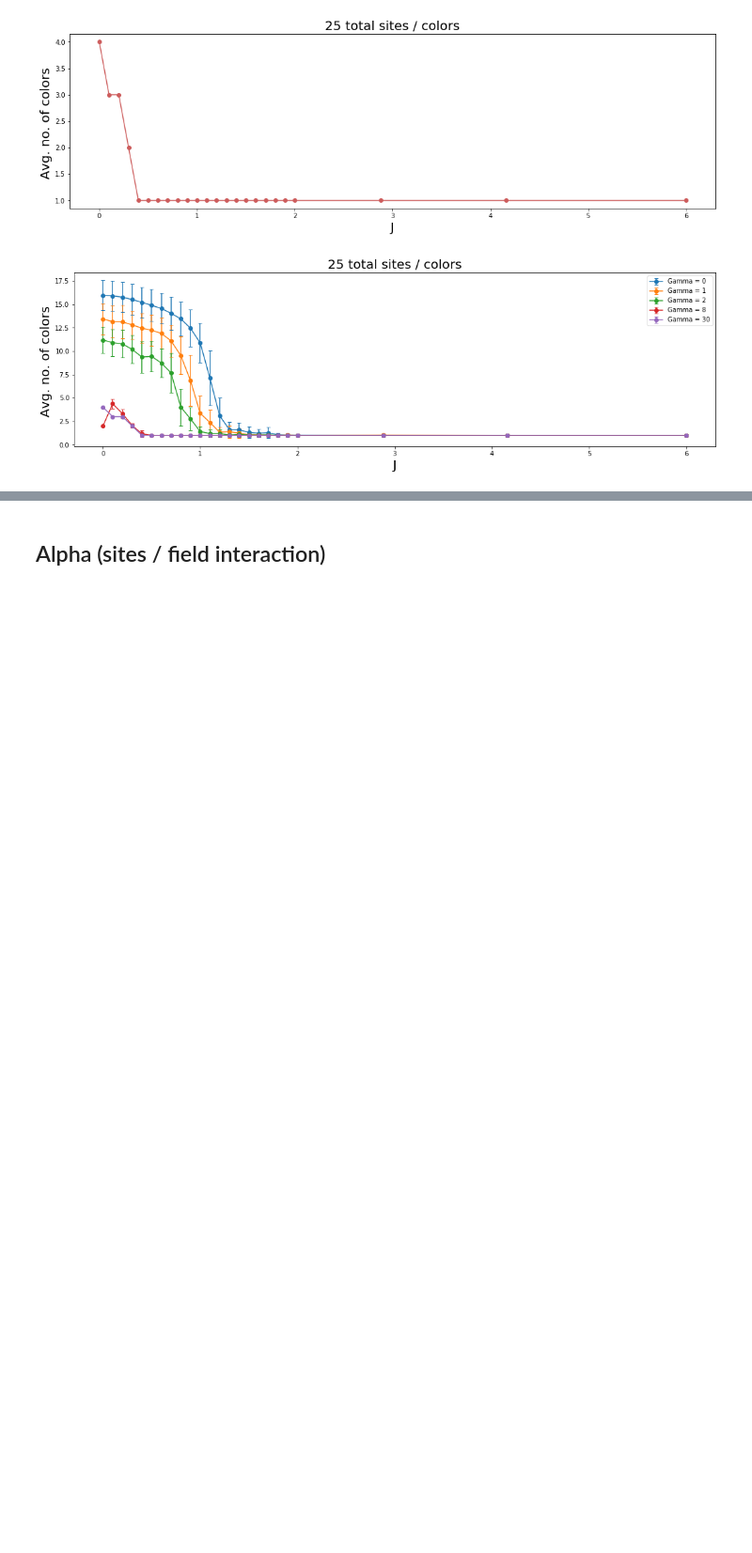
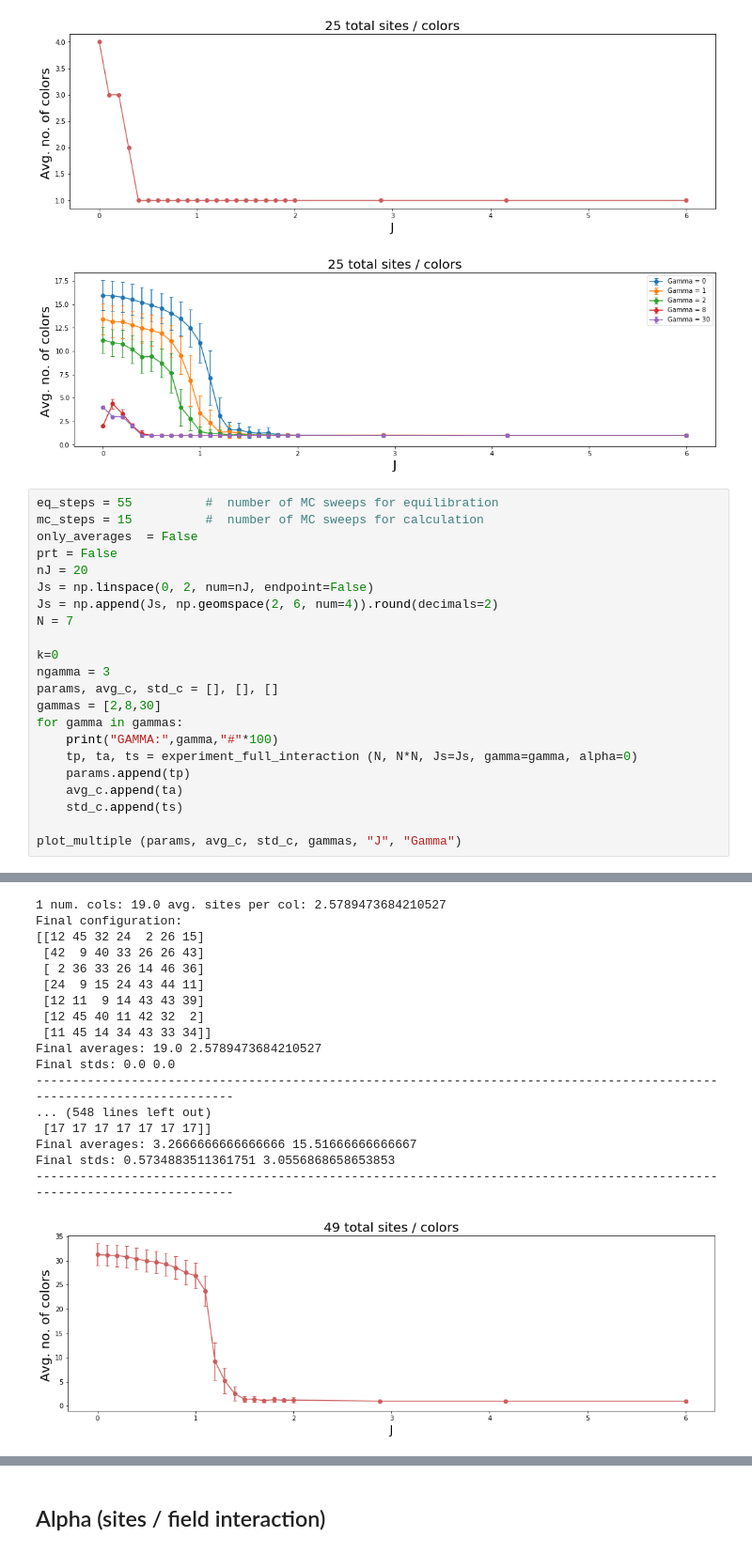
Before and after one commit to oscargomezq/Capstone-RCM, a Jupyter notebook: Simulation 4.ipynb, the cells around one changed output, grey strips where cells are left out. Shown at 94% size. Cells and saved outputs as stored; diff of their text form; blank space fills up the shorter version.

```diff
--- a/Simulation 4.ipynb
+++ b/Simulation 4.ipynb
@@ -1097,3 +1097,26 @@ Final stds: 0.0 0.0
 [figure]
 [figure]
 [figure]
+# %%
+eq_steps = 55          #  number of MC sweeps for equilibration
+mc_steps = 15          #  number of MC sweeps for calculation
+only_averages  = False
+prt = False
+nJ = 20
+Js = np.linspace(0, 2, num=nJ, endpoint=False)
+Js = np.append(Js, np.geomspace(2, 6, num=4)).round(decimals=2)
+N = 7
+
+k=0
+ngamma = 3
+params, avg_c, std_c = [], [], []
+gammas = [2,8,30]
+for gamma in gammas:
+    print("GAMMA:",gamma,"#"*100)
+    tp, ta, ts = experiment_full_interaction (N, N*N, Js=Js, gamma=gamma, alpha=0)
+    params.append(tp)
+    avg_c.append(ta)
+    std_c.append(ts)
+
+plot_multiple (params, avg_c, std_c, gammas, "J", "Gamma")
+# %% [output]
@@ -1099,0 +1140,18 @@ Final stds: 0.0 0.0
+1 num. cols: 19.0 avg. sites per col: 2.5789473684210527
+Final configuration:
+[[12 45 32 24  2 26 15]
+ [42  9 40 33 26 26 43]
+ [ 2 36 33 26 14 46 36]
+ [24  9 15 24 43 44 11]
+ [12 11  9 14 43 43 39]
+ [12 45 40 11 42 32  2]
+ [11 45 14 34 43 33 34]]
+Final averages: 19.0 2.5789473684210527
+Final stds: 0.0 0.0
+------------------------------------------------------------------------------------------------------------------------
+... (548 lines left out)
+ [17 17 17 17 17 17 17]]
+Final averages: 3.2666666666666666 15.51666666666667
+Final stds: 0.5734883511361751 3.0556868658653853
+------------------------------------------------------------------------------------------------------------------------
+[figure, added]
```
Also changed, not shown: parts of 3 cells of this notebook, 1 other file.
